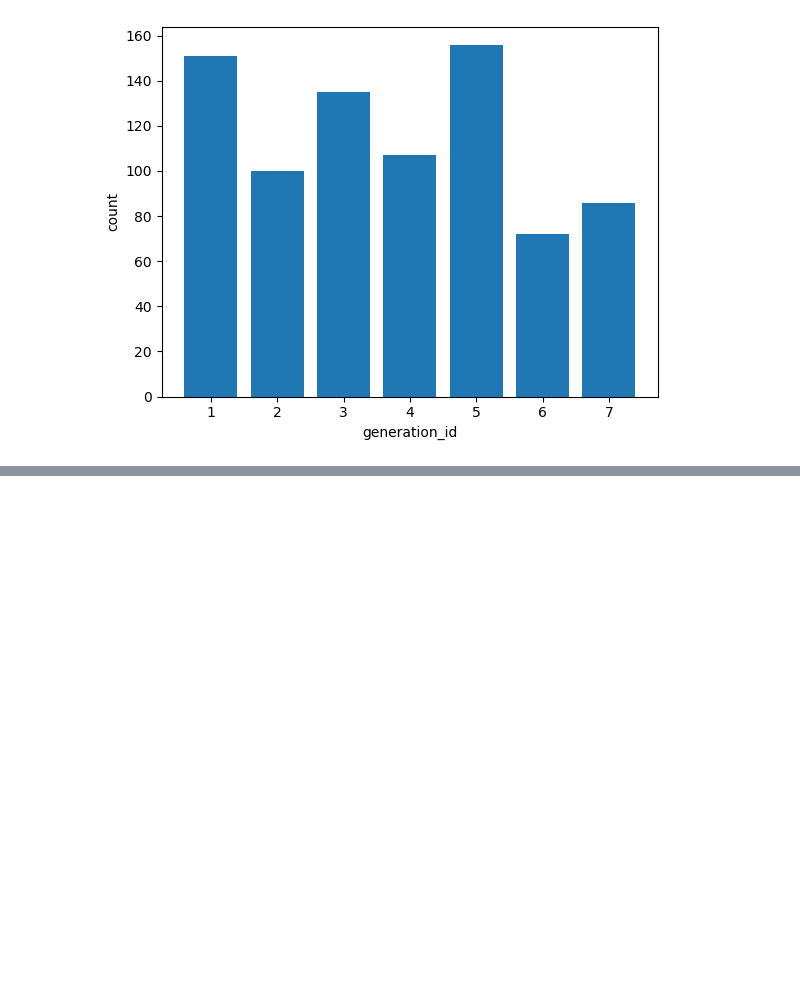
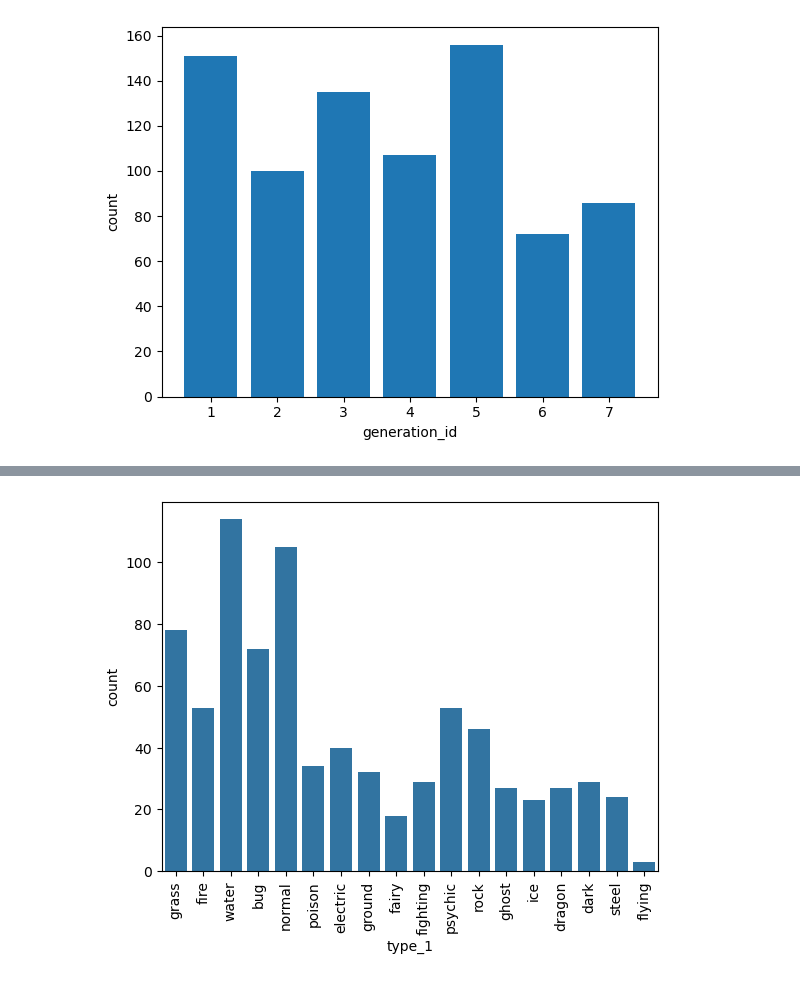
Before and after one commit to sidahmed-faisal/PokemonVis, a Jupyter notebook: Pokemon_Vis.ipynb, the cells around one changed output, grey strips where cells are left out. Saved outputs shown, nothing was run; the diff lists cells and outputs as text; code cells hidden in the pictures; blank space fills up the shorter version.

Commit message:
Create a absolute freq plot of type column to compare it with relative frequency

```diff
--- a/Pokemon_Vis.ipynb
+++ b/Pokemon_Vis.ipynb
@@ -119,0 +120,8 @@ sns.countplot(data=pokemon, x='generation_id', color=base_color, order=gen_order
+# %%
+# Plot the Pokemon type on a Vertical bar chart
+sns.countplot(data=pokemon, x='type_1', color=base_color);
+
+# Use xticks to rotate the category labels (not axes) counter-clockwise
+plt.xticks(rotation=90);
+# %% [output]
+[figure, added]
```
Also changed, not shown: parts of 17 cells of this notebook.
